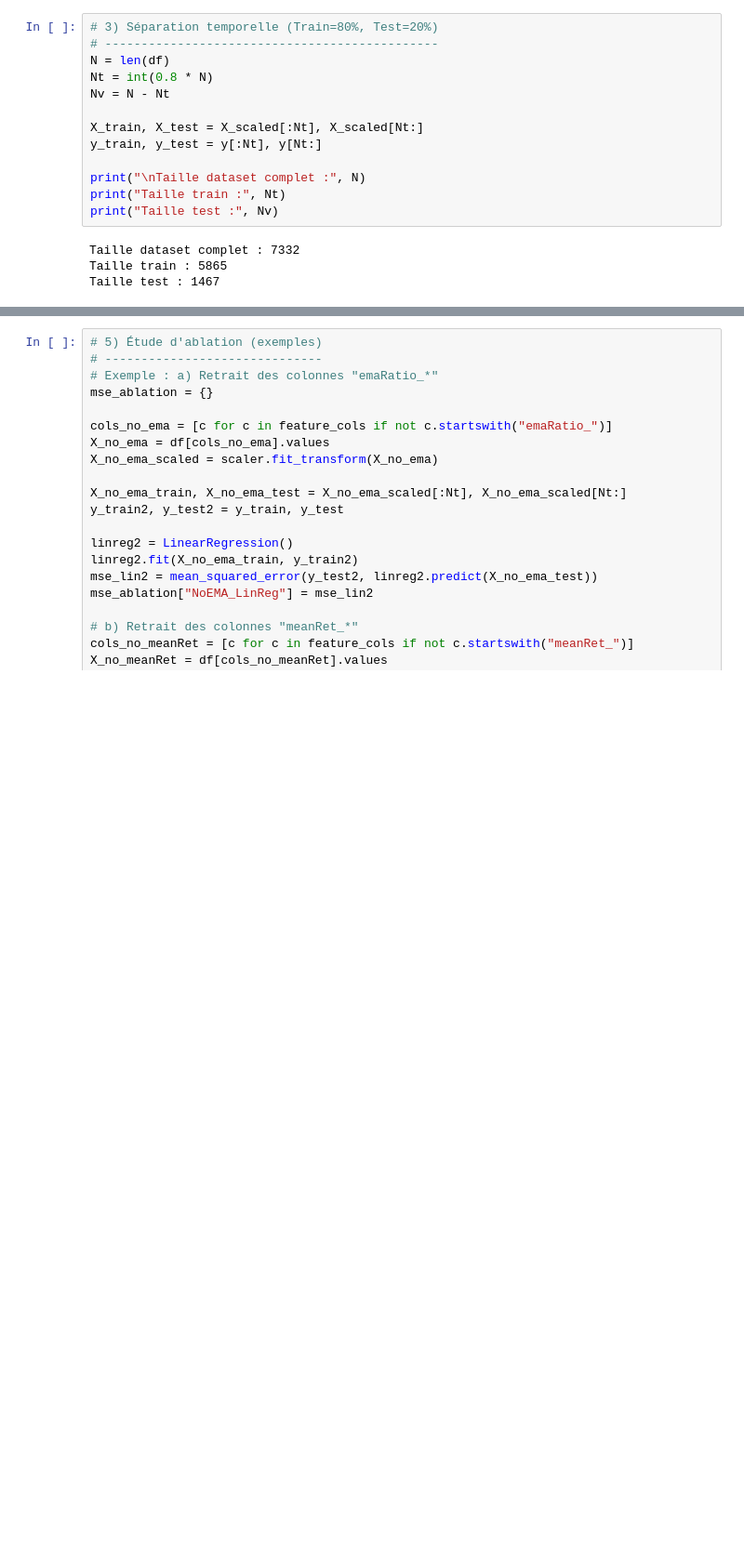
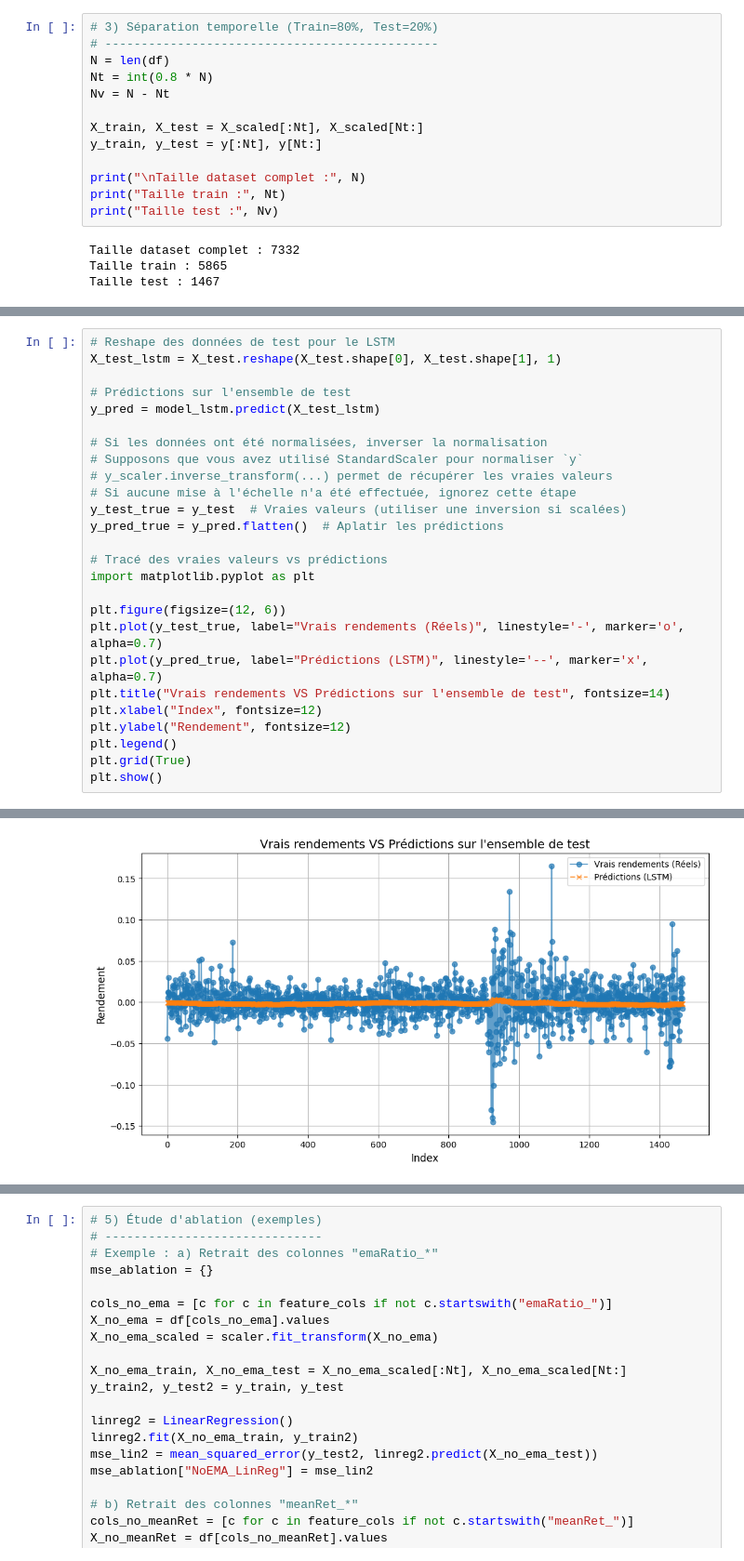
Before and after one commit to ugom2002/projet_DL, a Jupyter notebook: Projet_DL.ipynb, the cells around one changed output, grey strips where cells are left out. Shown at 93% size. Saved outputs shown, nothing was run; the diff lists cells and outputs as text; blank space fills up the shorter version.

```diff
--- a/Projet_DL.ipynb
+++ b/Projet_DL.ipynb
@@ -268,0 +363,27 @@ Réseau de Neurones - MSE test : 0.001668
+# %%
+# Reshape des données de test pour le LSTM
+X_test_lstm = X_test.reshape(X_test.shape[0], X_test.shape[1], 1)
+
+# Prédictions sur l'ensemble de test
+y_pred = model_lstm.predict(X_test_lstm)
+
+# Si les données ont été normalisées, inverser la normalisation
+# Supposons que vous avez utilisé StandardScaler pour normaliser `y`
+# y_scaler.inverse_transform(...) permet de récupérer les vraies valeurs
+# Si aucune mise à l'échelle n'a été effectuée, ignorez cette étape
+y_test_true = y_test  # Vraies valeurs (utiliser une inversion si scalées)
+y_pred_true = y_pred.flatten()  # Aplatir les prédictions
+
+# Tracé des vraies valeurs vs prédictions
+import matplotlib.pyplot as plt
+
+plt.figure(figsize=(12, 6))
+plt.plot(y_test_true, label="Vrais rendements (Réels)", linestyle='-', marker='o', alpha=0.7)
+plt.plot(y_pred_true, label="Prédictions (LSTM)", linestyle='--', marker='x', alpha=0.7)
+plt.title("Vrais rendements VS Prédictions sur l'ensemble de test", fontsize=14)
+plt.xlabel("Index", fontsize=12)
+plt.ylabel("Rendement", fontsize=12)
+plt.legend()
+plt.grid(True)
+plt.show()
+# %% [output]
@@ -268,0 +391 @@ Réseau de Neurones - MSE test : 0.001668
+[figure, added]
```
Also changed, not shown: parts of 14 cells of this notebook.
